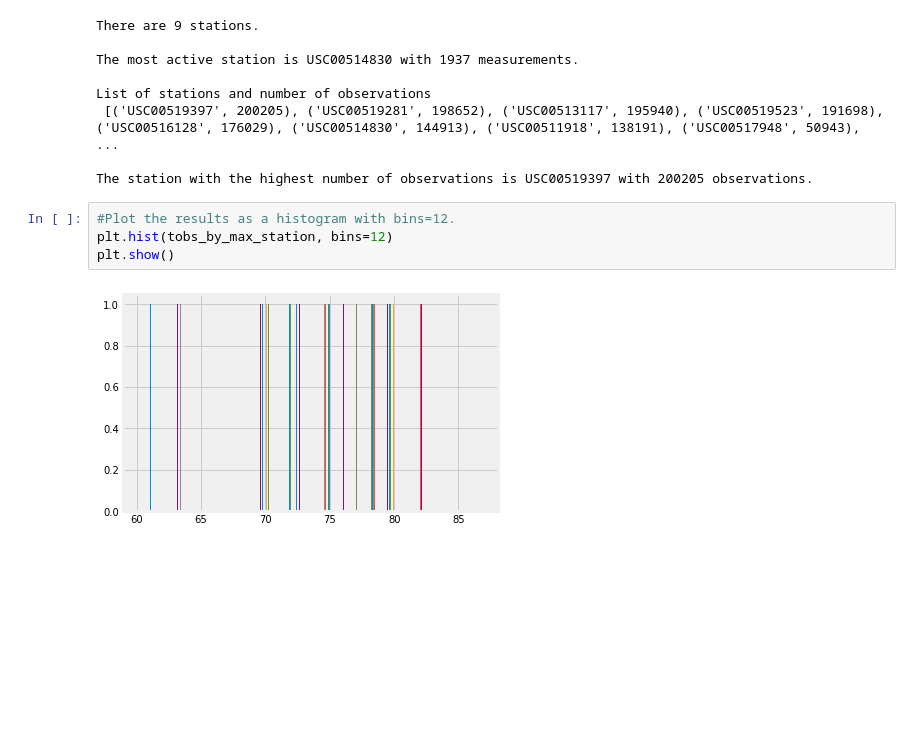
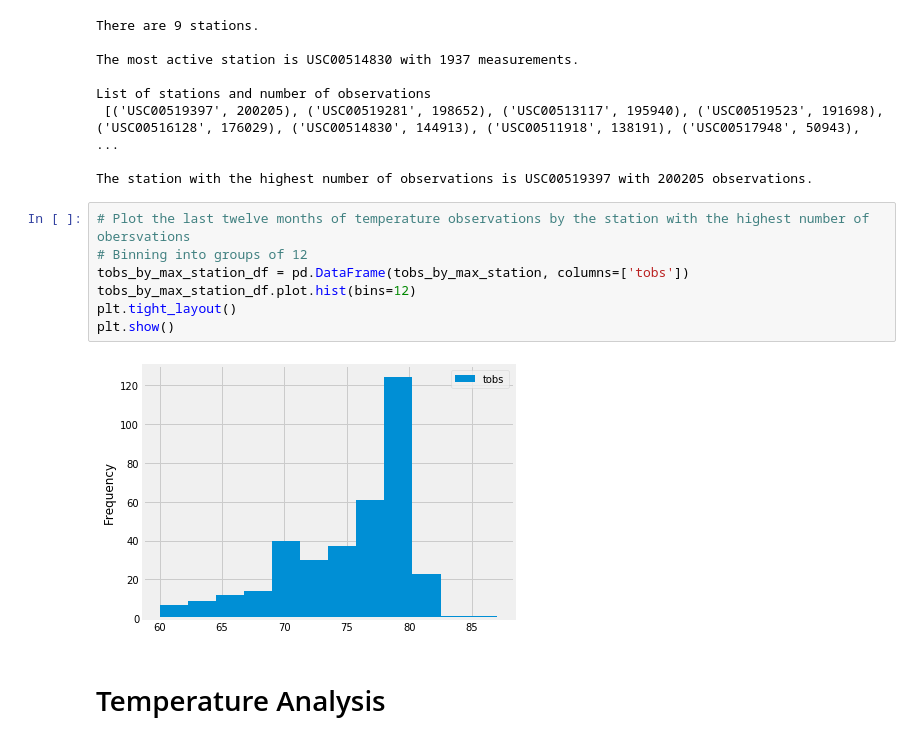
Before and after one commit to spencerrand/Climate-App, a Jupyter notebook: climate_analysis.ipynb, the cells around one changed output. Cells and saved outputs as stored; diff of their text form; blank space fills up the shorter version.

```diff
--- a/climate_analysis.ipynb
+++ b/climate_analysis.ipynb
@@ -121,9 +121,14 @@ List of stations and number of observations
  [('USC00519397', 200205), ('USC00519281', 198652), ('USC00513117', 195940), ('USC00519523', 191698), ('USC00516128', 176029), ('USC00514830', 144913), ('USC00511918', 138191), ('USC00517948', 50943), ...
 
 The station with the highest number of observations is USC00519397 with 200205 observations.
-# %%
-#Plot the results as a histogram with bins=12.
-plt.hist(tobs_by_max_station, bins=12)
-plt.show()
-# %% [output]
-[figure, removed]
+# %%
+# Plot the last twelve months of temperature observations by the station with the highest number of obersvations
+# Binning into groups of 12
+tobs_by_max_station_df = pd.DataFrame(tobs_by_max_station, columns=['tobs'])
+tobs_by_max_station_df.plot.hist(bins=12)
+plt.tight_layout()
+plt.show()
+# %% [output]
+[figure, added]
+# %% [markdown]
+<h1>Temperature Analysis</h1>
```
